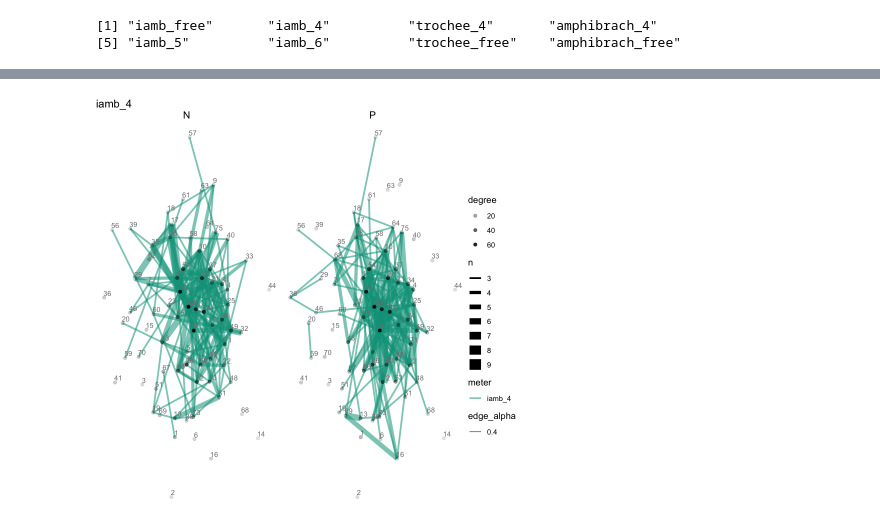
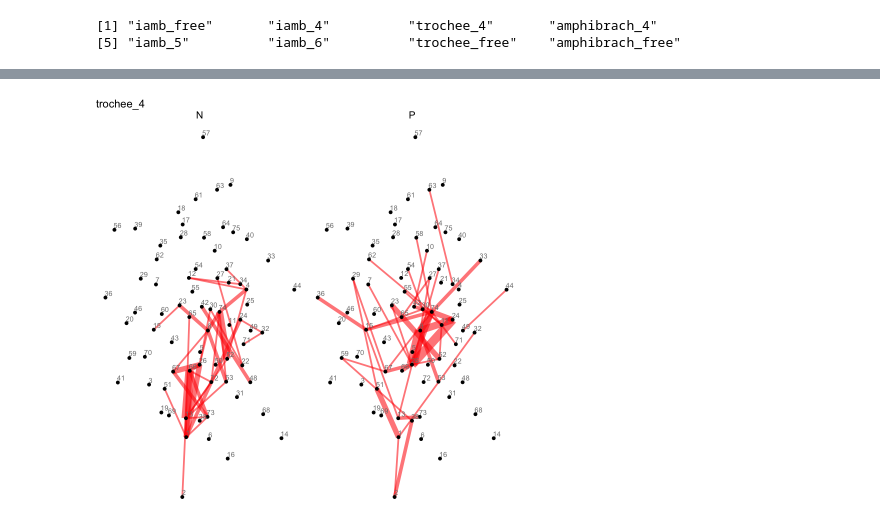
Before and after one commit to tonyamart/iamb_networks, a Jupyter notebook: scr/03_02_Networks_periodicals.ipynb, the cells around one changed output, grey strips where cells are left out. Cells and saved outputs as stored; diff of their text form; code cells hidden in the pictures.

Commit message:
upd 03 code & plots

```diff
--- a/scr/03_02_Networks_periodicals.ipynb
+++ b/scr/03_02_Networks_periodicals.ipynb
@@ -511,7 +441,7 @@ network <- function(network, meter_value, palette_v) {
                       filter = meter %in% c(meter_value),
                       width = n,
                       alpha = 0.4)) +
-    geom_node_point(aes(alpha = degree)) +
+    geom_node_point() +
     geom_node_text(aes(label=idn),
                    hjust=0.1,
                    vjust=-0.4,
@@ -524,7 +454,8 @@ network <- function(network, meter_value, palette_v) {
                drop=T,
                ncol = 5) +
     scale_edge_color_manual(values = palette_v) +
-    labs(title = meter_value)
+    labs(title = meter_value) +
+    theme(legend.position = "None")
 }
 # %%
 unique(edgelist$meter)
@@ -570,4 +501,4 @@ plotlist
 # %%
-plotlist[[1]]
+plotlist[[2]]
 # %% [output]
-[figure, old version]
+[figure, new version]
```
Also changed, not shown: parts of 26 cells of this notebook, 19 other files.
